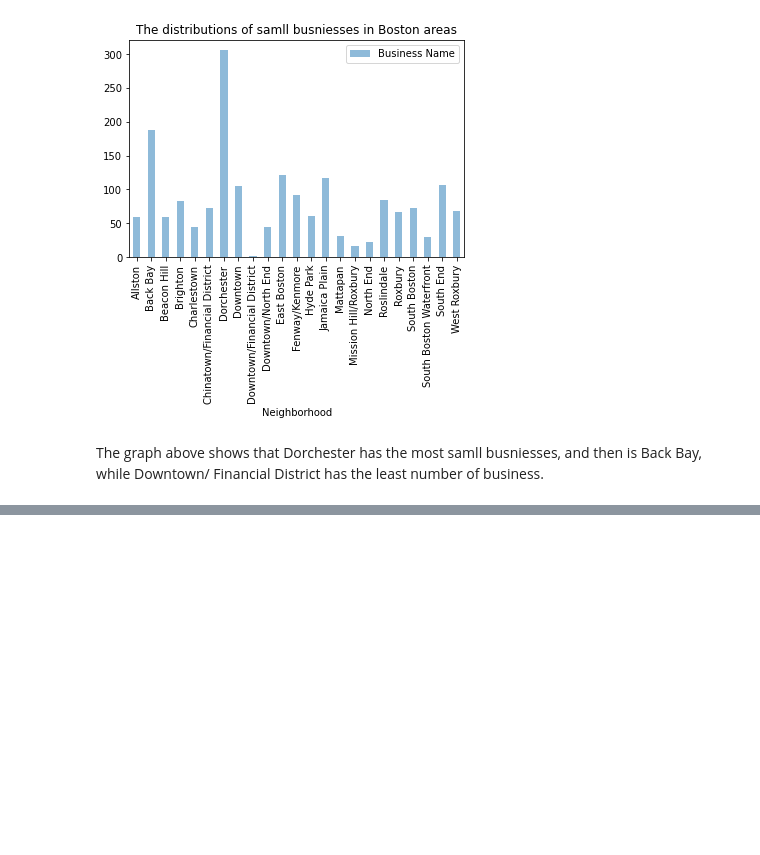
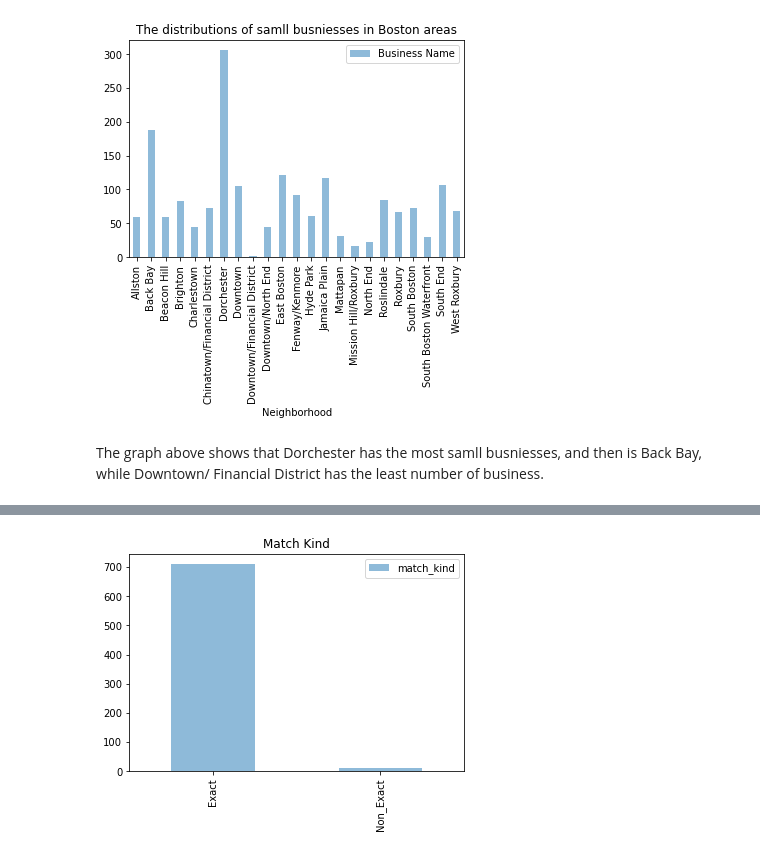
Before and after one commit to BU-Spark/ds-councilor-mejia-city-services, a Jupyter notebook: fall22-team-1/deliverable2/deliverable2.ipynb, the cells around one changed output, grey strips where cells are left out. Cells and saved outputs as stored; diff of their text form; code cells hidden in the pictures; blank space fills up the shorter version.

```diff
--- a/fall22-team-1/deliverable2/deliverable2.ipynb
+++ b/fall22-team-1/deliverable2/deliverable2.ipynb
@@ -90,0 +95,7 @@ The graph above shows that Dorchester has the most samll busniesses, and then is
+# %%
+import pandas as pd
+import numpy as np
+import matplotlib.pyplot as plt
+
+redacted_df1 = pd.read_csv('redacted-Results-Oct20-Mar21.csv')
+redacted_df2 = pd.read_csv('redacted-Results-April21-Sept21.csv')
@@ -90,0 +135,6 @@ The graph above shows that Dorchester has the most samll busniesses, and then is
+# %%
+redacted_df1['match_kind'].value_counts().plot(kind='bar', legend=True, alpha=.5)
+plt.title("Match Kind")
+plt.show()
+# %% [output]
+[figure, added]
```
Also changed, not shown: parts of 23 cells of this notebook.
